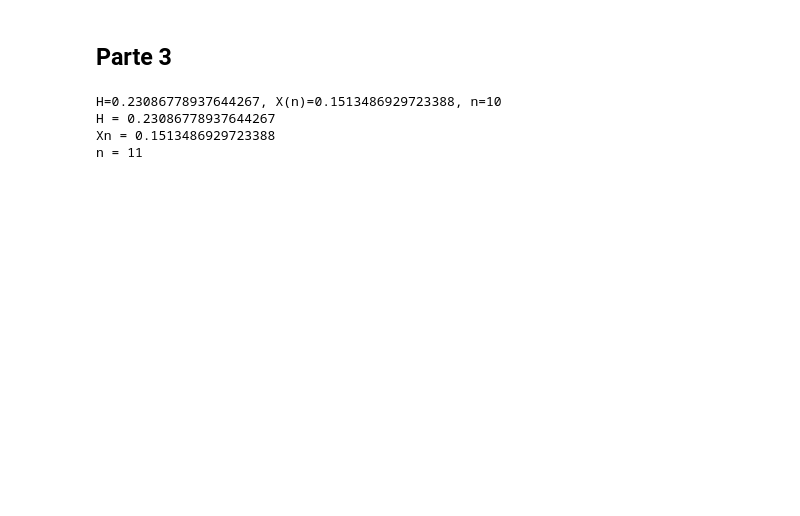
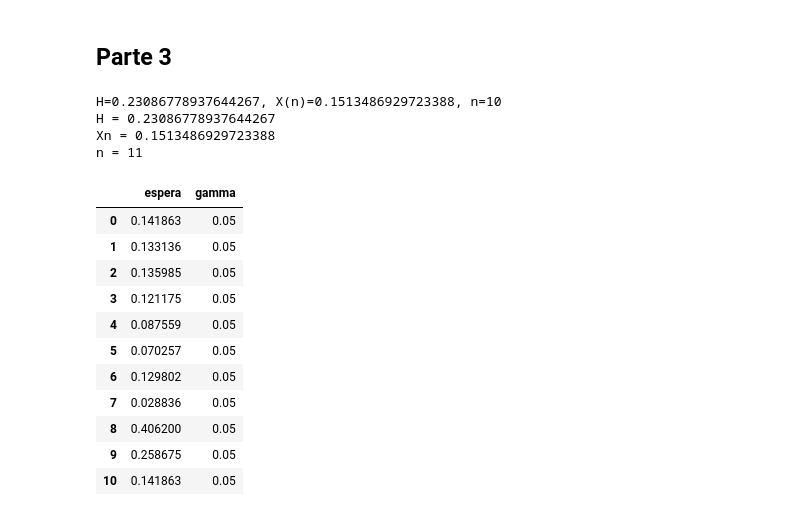
Before and after one commit to gioandrade7/ad_tp3, a Jupyter notebook: atividade3_giovanna_marcos.ipynb, the cells around one changed output. Cells and saved outputs as stored; diff of their text form; code cells hidden in the pictures; blank space fills up the shorter version.

```diff
--- a/atividade3_giovanna_marcos.ipynb
+++ b/atividade3_giovanna_marcos.ipynb
@@ -234,6 +241,6 @@ H=0.23086778937644267, n=10
 g5 = myfunctions.G5RandomGenerator()
 g5.reset() # reinicia o gerador com a seed para replicação de resultados
 
-n = mm1_v2(.5, 7, tc, ts, g5)
+n = mm1_v2(.5, 6, tc, ts, g5)
 n
 # %% [output]
@@ -413,3 +488,19 @@ H=0.23086778937644267, X(n)=0.1513486929723388, n=10
 H = 0.23086778937644267
 Xn = 0.1513486929723388
 n = 11
+# %%
+df_gamma = pd.DataFrame([(e,'0.05') for e in espera], columns=['espera', 'gamma'])
+df_gamma
+# %% [output]
+|  | espera | gamma |
+| 0 | 0.141863 | 0.05 |
+| 1 | 0.133136 | 0.05 |
+| 2 | 0.135985 | 0.05 |
+| 3 | 0.121175 | 0.05 |
+| 4 | 0.087559 | 0.05 |
+| 5 | 0.070257 | 0.05 |
+| 6 | 0.129802 | 0.05 |
+| 7 | 0.028836 | 0.05 |
+| 8 | 0.406200 | 0.05 |
+| 9 | 0.258675 | 0.05 |
+| 10 | 0.141863 | 0.05 |
```
Also changed, not shown: parts of 20 cells of this notebook.
